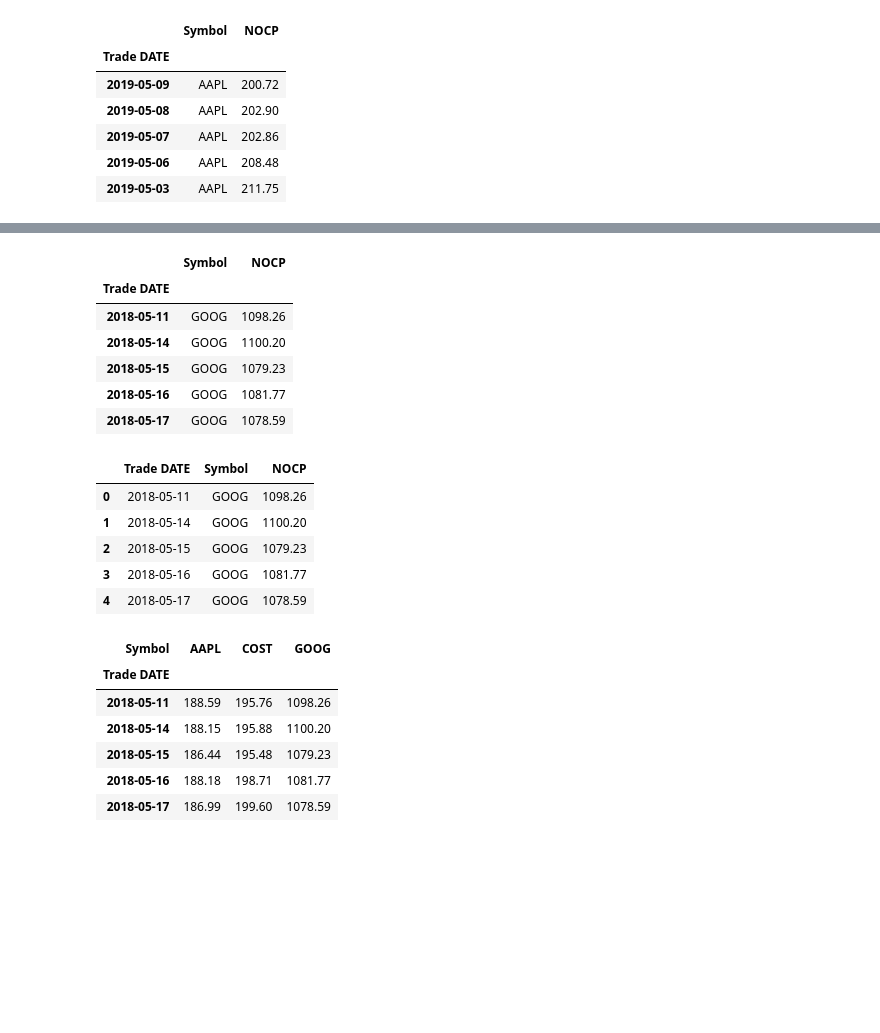
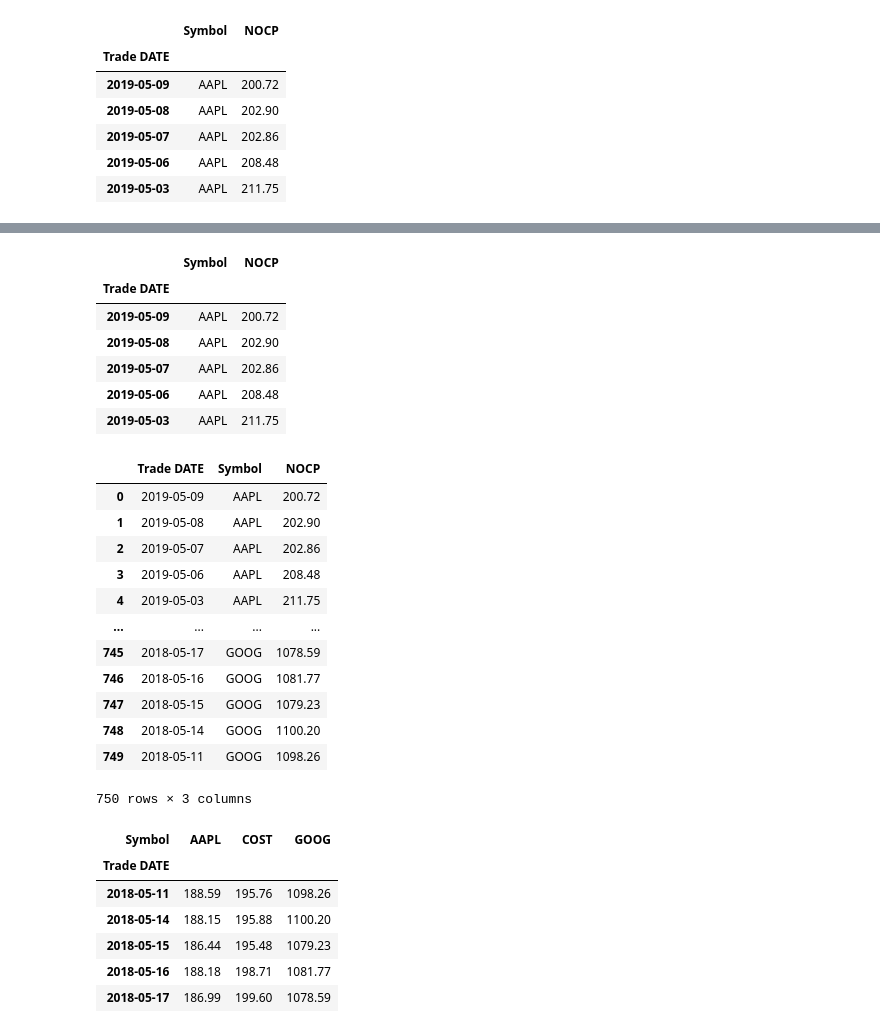
Before and after one commit to dstroe/homework4resubmit, a Jupyter notebook: hw_04-Pandas_Instructions_Starter_Code_whale_analysis (1).ipynb, the cells around one changed output, grey strips where cells are left out. Cells and saved outputs as stored; diff of their text form; code cells hidden in the pictures; blank space fills up the shorter version.

Commit message:
finish putting the code back together with the proper paths

```diff
--- a/hw_04-Pandas_Instructions_Starter_Code_whale_analysis (1).ipynb
+++ b/hw_04-Pandas_Instructions_Starter_Code_whale_analysis (1).ipynb
@@ -356,9 +356,9 @@ In this section, you will build your own portfolio of stocks, calculate the retu
 # %% [markdown]
 ## Choose 3-5 custom stocks with at last 1 year's worth of historic prices and create a DataFrame of the closing prices and dates for each stock.
 # %%
-:
+
 # Read the first stock
-goog_historical_csv = Path(r"C:\Users\Owner\Deskto\goog_historical.csv")
+goog_historical_csv = Path(r"C:\Users\Owner\Desktop\goog_historical.csv")
 goog_historical = pd.read_csv(goog_historical_csv, index_col="Trade DATE", infer_datetime_format=True, parse_dates=True)
 goog_historical.head()
 # %% [output]
@@ -389,0 +385,5 @@ aapl_historical.head()
+# %%
+# Read the third stock
+cost_historical_csv = Path(r"C:\Users\Owner\Documents\homework4resubmit\cost_historical.csv")
+cost_historical = pd.read_csv(cost_historical_csv, index_col="Trade DATE", infer_datetime_format=True, parse_dates=True)
+cost_historical.head()
@@ -390,23 +398,31 @@ aapl_historical.head()
 # %%
 # Concatenate all stocks into a single DataFrame
-# YOUR CODE HERE
+stock_df = pd.concat([aapl_historical, cost_historical, goog_historical], axis="rows", join="outer")
+stock_df.head()
 # %% [output]
 |  | Symbol | NOCP |
 | Trade DATE |  |  |
-| 2018-05-11 | GOOG | 1098.26 |
-| 2018-05-14 | GOOG | 1100.20 |
-| 2018-05-15 | GOOG | 1079.23 |
-| 2018-05-16 | GOOG | 1081.77 |
-| 2018-05-17 | GOOG | 1078.59 |
+| 2019-05-09 | AAPL | 200.72 |
+| 2019-05-08 | AAPL | 202.90 |
+| 2019-05-07 | AAPL | 202.86 |
+| 2019-05-06 | AAPL | 208.48 |
+| 2019-05-03 | AAPL | 211.75 |
 # %%
 # Reset the index
-# YOUR CODE HERE
+stock_df.reset_index()
 # %% [output]
 |  | Trade DATE | Symbol | NOCP |
-| 0 | 2018-05-11 | GOOG | 1098.26 |
-| 1 | 2018-05-14 | GOOG | 1100.20 |
-| 2 | 2018-05-15 | GOOG | 1079.23 |
-| 3 | 2018-05-16 | GOOG | 1081.77 |
-| 4 | 2018-05-17 | GOOG | 1078.59 |
+| 0 | 2019-05-09 | AAPL | 200.72 |
+| 1 | 2019-05-08 | AAPL | 202.90 |
+| 2 | 2019-05-07 | AAPL | 202.86 |
+| 3 | 2019-05-06 | AAPL | 208.48 |
+| 4 | 2019-05-03 | AAPL | 211.75 |
+| ... | ... | ... | ... |
+| 745 | 2018-05-17 | GOOG | 1078.59 |
+| 746 | 2018-05-16 | GOOG | 1081.77 |
+| 747 | 2018-05-15 | GOOG | 1079.23 |
+| 748 | 2018-05-14 | GOOG | 1100.20 |
+| 749 | 2018-05-11 | GOOG | 1098.26 |
+750 rows × 3 columns
 # %%
 # Pivot so that each column of prices represents a unique symbol
```
Also changed, not shown: parts of 28 cells of this notebook.
